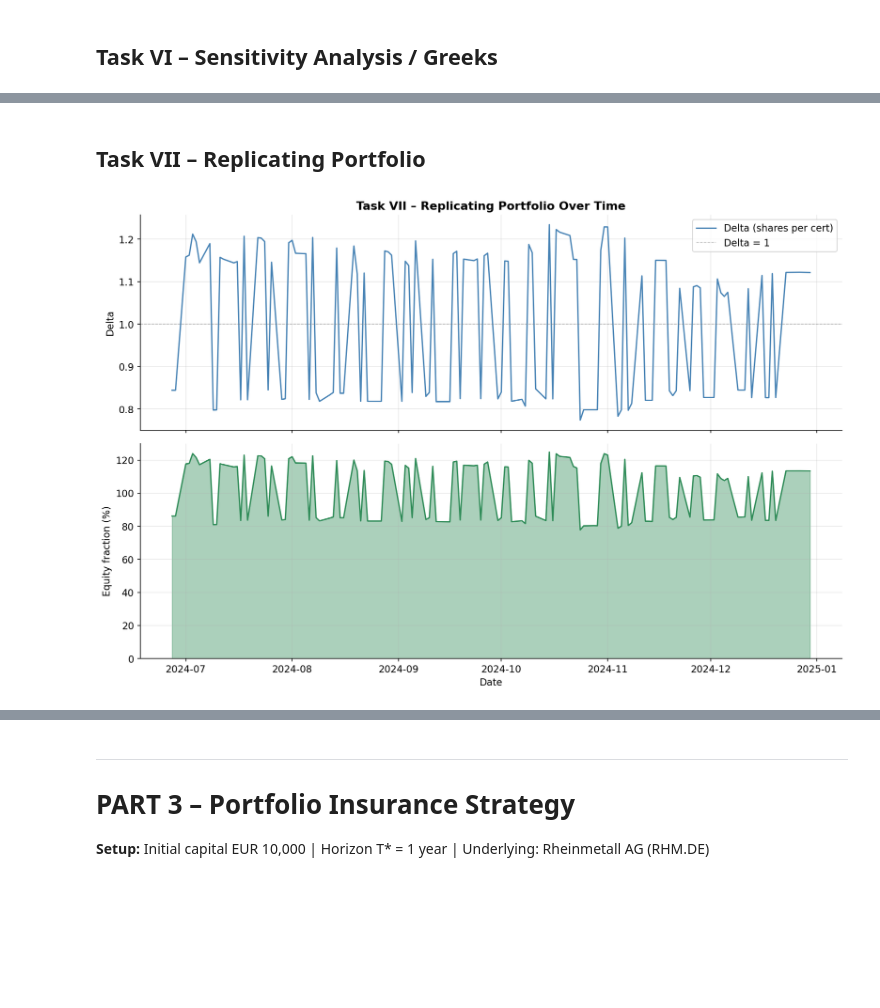
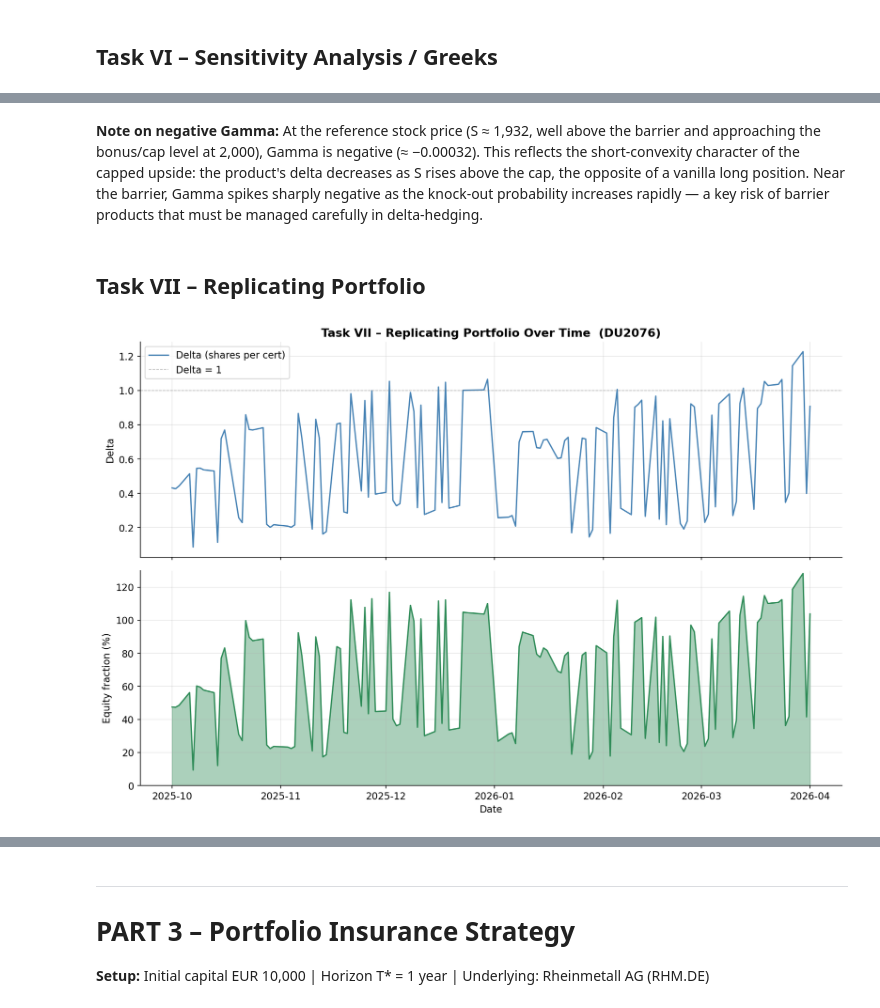
Before and after one commit to daan1shh/Continuous-Time-Derivative-Pricing, a Jupyter notebook: B401_Assignment_2026.ipynb, the cells around one changed output, grey strips where cells are left out. Saved outputs shown, nothing was run; the diff lists cells and outputs as text; code cells hidden in the pictures; blank space fills up the shorter version.

```diff
--- a/B401_Assignment_2026.ipynb
+++ b/B401_Assignment_2026.ipynb
@@ -354,7 +490,7 @@ print(f'  Peak Delta = {delta_cpn[d_peak_idx]:.4f} at S ≈ {S_g[d_peak_idx]:.0f
 # %% [markdown]
 ## Data Download
 # %%
-raw    = yf.download(TICKER, start='2023-01-01', end='2025-01-01', auto_adjust=True)
+raw    = yf.download(TICKER, start='2023-01-01', end='2026-05-01', auto_adjust=True) #TICKER = RHM.de
 prices = raw['Close'].dropna()
 prices.index = pd.to_datetime(prices.index)
 
@@ -375,11 +511,10 @@ ax2.plot(hist_vol * 100, color='darkorange', lw=1.5)
 ax2.set_ylabel('Annualised Vol (%)')
 ax2.set_xlabel('Date')
 plt.tight_layout()
-plt.savefig('stock_data.png', bbox_inches='tight')
+plt.savefig('graphs/stock_data.png', bbox_inches='tight')
 plt.show()
 
 # ── EWMA volatility (RiskMetrics λ=0.94) ──────────────────────────────────────
-# Proxy for market-implied vol in Task V: faster to react than 63-day hist vol
 lam_ewma  = 0.94
 _lr_sq    = (log_returns.squeeze().values) ** 2
 _ev       = np.empty(len(_lr_sq))
@@ -388,6 +523,5 @@ for _i in range(1, len(_lr_sq)):
     _ev[_i] = lam_ewma * _ev[_i - 1] + (1 - lam_ewma) * _lr_sq[_i]
 ewma_vol  = pd.Series(np.sqrt(_ev * 252), index=log_returns.squeeze().index)
 print(f'EWMA vol (end of window): {float(ewma_vol.iloc[-1]):.2%}')
-print(f'EWMA mean over full sample: {ewma_vol.mean():.2%}')
 # %% [output]
 [*********************100%***********************]  1 of 1 completed
@@ -490,11 +566,7 @@ def bs_vanilla_call(S, K, r, q, sigma, T):
 def down_and_out_put(S, K, B_barrier, r, q, sigma, T, N=200):
     """
     Down-and-out European put via CRR binomial tree (N steps).
-
-    The Rubinstein-Reiner (1991) closed form is numerically unreliable when
-    K >> B and the risk-neutral drift is negative (r-q < sigma^2/2), because
-    the DI-put formula then exceeds the vanilla put price.  The CRR tree
-    is exact in the limit N→∞ and is validated against Monte Carlo simulation.
+    Barrier condition enforced at every node. Validated against Monte Carlo simulation.
 
     Returns 0 if S <= B_barrier (already knocked out).
     """
@@ -547,7 +619,7 @@ def bonus_cap_cert_price(S, K_cap, B_barrier, r, q, sigma, T):
     """
     Bonus Cap Certificate (Cap = Bonus level).
     = [Forward − Call(K=Cap)] + DO_Put(K=Cap, B)
-    Used for Part 2 valuation of traded certificate.
+    Used for Part 2 valuation of DU2076.
     """
     forward_capped = S * np.exp(-q * T) - bs_vanilla_call(S, K_cap, r, q, sigma, T)
     do_put         = down_and_out_put(S, K_cap, B_barrier, r, q, sigma, T)
@@ -561,6 +633,6 @@ print('Part 1 – Capped CPN sanity check (S0=100, normalised):')
 print(f'  α = {ALPHA_CPN:.4f},  K_cap = {K_CAP_CPN:.0f}')
 print(f'  CPN fair value (should be 100) = {cpn0:.4f}')
 print()
-# Part 2 sanity check
-bc0 = bonus_cap_cert_price(1801.0, 2000.0, 1050.0, RISK_FREE, DIV_YIELD, SIGMA_DESIGN, 1.79)
-print(f'Part 2 – Bonus Cap (DY9EQB) sanity: cert={bc0:.2f}  (cf. actual 2025-06-02: 1614.70)')
+# Part 2: DU2076 sanity – cert opened at 1,732.78 on 2025-10-01
+bc0 = bonus_cap_cert_price(1801.0, 2000.0, 1050.0, RISK_FREE, DIV_YIELD, SIGMA_DESIGN, T_TO_MAT)
+print(f'Part 2 – Bonus Cap (DU2076) sanity: cert={bc0:.2f}  (cf. actual 2025-10-01: 1732.78)')
@@ -718,7 +804,7 @@ dsig = 0.02     # 2% vol bump (robust for binomial tree)
 dt   = 1 / 252  # one trading day
 
 def compute_greeks(S, K, B_barrier, r, q, sigma, T):
-    f     = lambda s, sig, t: bonus_cert_price(s, K, B_barrier, r, q, sig, t)
+    f     = lambda s, sig, t: bonus_cap_cert_price(s, K, B_barrier, r, q, sig, t)
     price = f(S, sigma, T)
     delta = (f(S*(1+dS), sigma, T) - f(S*(1-dS), sigma, T)) / (2*dS*S)
     gamma = (f(S*(1+dS), sigma, T) - 2*price + f(S*(1-dS), sigma, T)) / (dS*S)**2
@@ -743,7 +829,7 @@ thetas = np.array([g['theta'] for g in results_g])
 
 fig, axes = plt.subplots(2, 2, figsize=(14, 10))
 fig.suptitle(
-    f'Task VI – Greeks of Bonus Certificate (T={T_ref}y, sigma={sig_ref:.1%}, K={K_cert:.1f}, B={B_cert:.1f})',
+    f'Task VI – Greeks of Bonus Cap Certificate DU2076 (T={T_ref}y, sigma={sig_ref:.1%}, K={K_cert:.0f}, B={B_cert:.0f})',
     fontweight='bold', fontsize=13)
 
 plot_data = [
@@ -763,7 +849,7 @@ for ax, (vals, name, color) in zip(axes.flat, plot_data):
     ax.legend(fontsize=8)
 
 plt.tight_layout()
-plt.savefig('greeks.png', bbox_inches='tight')
+plt.savefig('graphs/greeks.png', bbox_inches='tight')
 plt.show()
 
 g_now = compute_greeks(S_ref, K_cert, B_cert, RISK_FREE, DIV_YIELD, sig_ref, T_ref)
@@ -783,6 +869,13 @@ Greeks at reference stock price:
 
 Note: negative Vega reflects that higher vol increases barrier-breach
 probability, reducing the conditional bonus protection value.
+# %% [markdown]
+**Note on negative Gamma:** At the reference stock price (S ≈ 1,932, well above the barrier
+and approaching the bonus/cap level at 2,000), Gamma is negative (≈ −0.00032). This reflects
+the short-convexity character of the capped upside: the product's delta decreases as S rises
+above the cap, the opposite of a vanilla long position. Near the barrier, Gamma spikes sharply
+negative as the knock-out probability increases rapidly — a key risk of barrier products that
+must be managed carefully in delta-hedging.
 # %% [markdown]
 ## Task VII – Replicating Portfolio
 # %%
@@ -792,43 +885,43 @@ rep_bonds   = []
 equity_frac = []
 
 for i, (date, S) in enumerate(zip(dates, S_series)):
-    T_rem     = max(T_total - i / 252, 1 / 252)
+    T_rem     = max((MATURITY_DATE - date).days / 365.25, 1 / 252)
     sigma_est = float(np.clip(sigmas_used[i], 0.10, 0.60))
 
     g     = compute_greeks(float(S), K_cert, B_cert, RISK_FREE, DIV_YIELD, sigma_est, T_rem)
     V     = g['price']
     delta = g['delta']
     bond  = V - delta * float(S)
     eq_fr = (delta * float(S)) / V if V > 0 else 1.0
 
     rep_deltas.append(delta)
     rep_bonds.append(bond)
     equity_frac.append(eq_fr)
 
 rep_deltas  = np.array(rep_deltas)
 rep_bonds   = np.array(rep_bonds)
 equity_frac = np.array(equity_frac)
 
 # ── Time series plot ──────────────────────────────────────────────────────────
 fig, (ax1, ax2) = plt.subplots(2, 1, figsize=(12, 8), sharex=True)
 
 ax1.plot(dates, rep_deltas, color='steelblue', lw=1.5, label='Delta (shares per cert)')
 ax1.axhline(1, color='gray', lw=0.8, linestyle='--', alpha=0.5, label='Delta = 1')
 ax1.set_ylabel('Delta')
-ax1.set_title('Task VII – Replicating Portfolio Over Time', fontweight='bold')
+ax1.set_title('Task VII – Replicating Portfolio Over Time  (DU2076)', fontweight='bold')
 ax1.legend()
 
 ax2.fill_between(dates, equity_frac * 100, alpha=0.4, color='seagreen')
 ax2.plot(dates, equity_frac * 100, color='seagreen', lw=1.5)
 ax2.set_ylabel('Equity fraction (%)')
 ax2.set_xlabel('Date')
 ax2.set_ylim(0, 130)
 
 plt.tight_layout()
-plt.savefig('replicating_portfolio_time.png', bbox_inches='tight')
+plt.savefig('graphs/replicating_portfolio_time.png', bbox_inches='tight')
 plt.show()
 # %% [output]
-[figure, old version]
+[figure, new version]
 # %%
 # ── Equity fraction vs S (static snapshot at T_rem = 1.5y) ───────────────────
 T_snap   = 1.5
```
Also changed, not shown: parts of 35 cells of this notebook, 21 other files.
